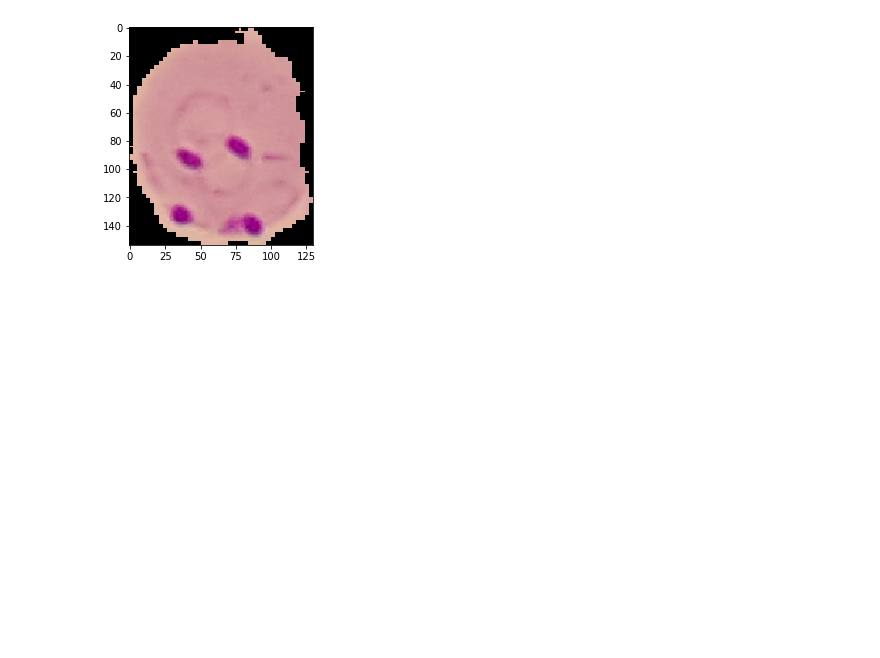
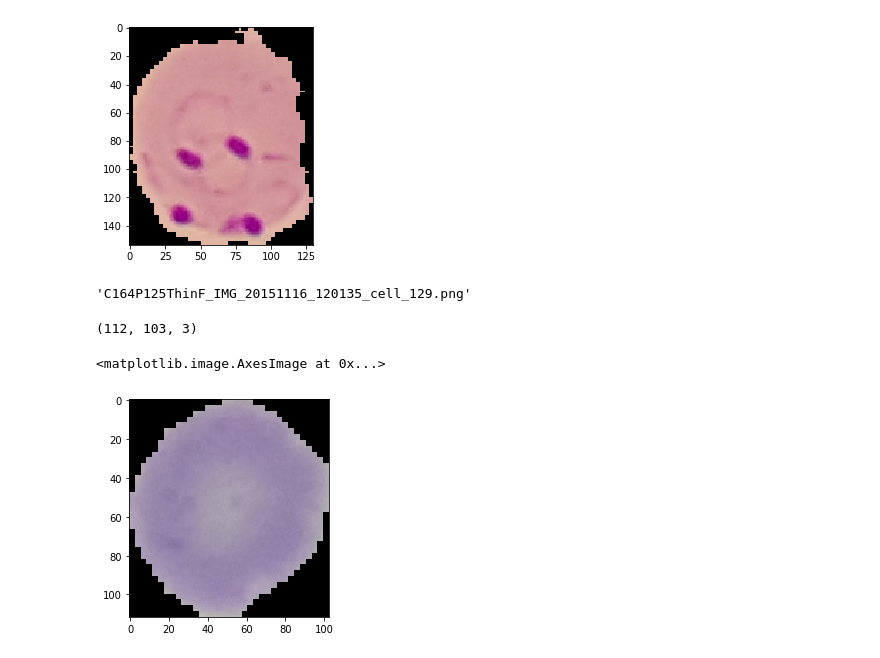
Before and after one commit to Vsanku01/Deep-Learning-Tuts, a Jupyter notebook: Malaria_Detection.ipynb, the cells around one changed output. Cells and saved outputs as stored; diff of their text form; code cells hidden in the pictures; blank space fills up the shorter version.

```diff
--- a/Malaria_Detection.ipynb
+++ b/Malaria_Detection.ipynb
@@ -188,3 +188,20 @@ plt.imshow(imread(para_cell))
 # %% [output]
 <matplotlib.image.AxesImage at 0x...>
 [figure]
+# %%
+os.listdir(train_path + '/Uninfected')[0]
+# %% [output]
+'C164P125ThinF_IMG_20151116_120135_cell_129.png'
+# %%
+uninfected_cell = train_path + '/Uninfected' + '/C164P125ThinF_IMG_20151116_120135_cell_129.png'
+uninfected_cell
+
+# We have different images dimensions
+imread(uninfected_cell).shape
+# %% [output]
+(112, 103, 3)
+# %%
+plt.imshow(imread(uninfected_cell))
+# %% [output]
+<matplotlib.image.AxesImage at 0x...>
+[figure, added]
```
Also changed, not shown: parts of 6 cells of this notebook.
